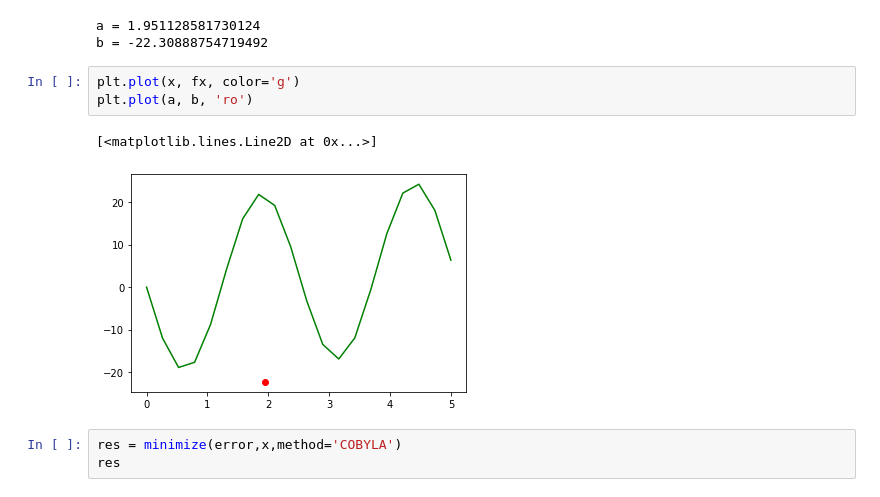
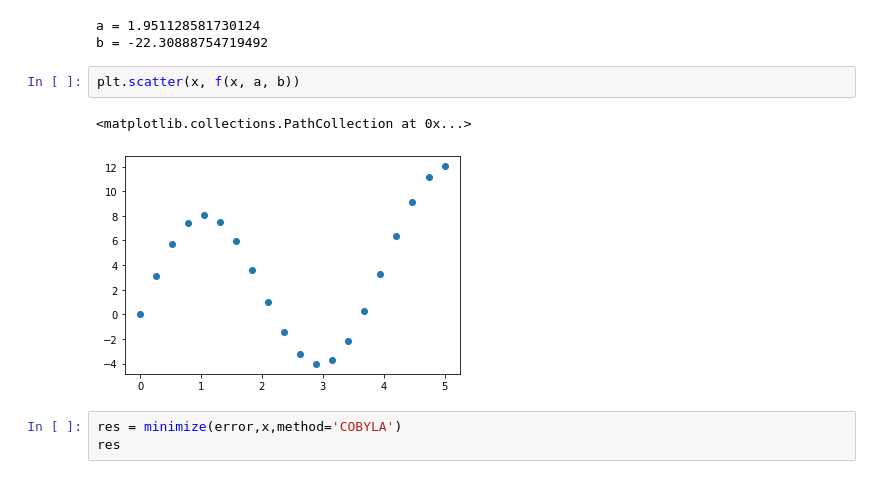
Before and after one commit to aleksander-ivanov/MDS, a Jupyter notebook: HW_X.ipynb, the cells around one changed output. Drawn from its saved outputs; the diff is of its cells as text.

```diff
--- a/HW_X.ipynb
+++ b/HW_X.ipynb
@@ -158,12 +158,11 @@ print('b =', b)
 # %% [output]
 a = 1.951128581730124
 b = -22.30888754719492
-# %%
-plt.plot(x, fx, color='g')
-plt.plot(a, b, 'ro')
-# %% [output]
-[<matplotlib.lines.Line2D at 0x...>]
-[figure, removed]
+# %%
+plt.scatter(x, f(x, a, b))
+# %% [output]
+<matplotlib.collections.PathCollection at 0x...>
+[figure, added]
 # %%
 res = minimize(error,x,method='COBYLA')
 res
```
Also changed, not shown: parts of 2 cells of this notebook.
